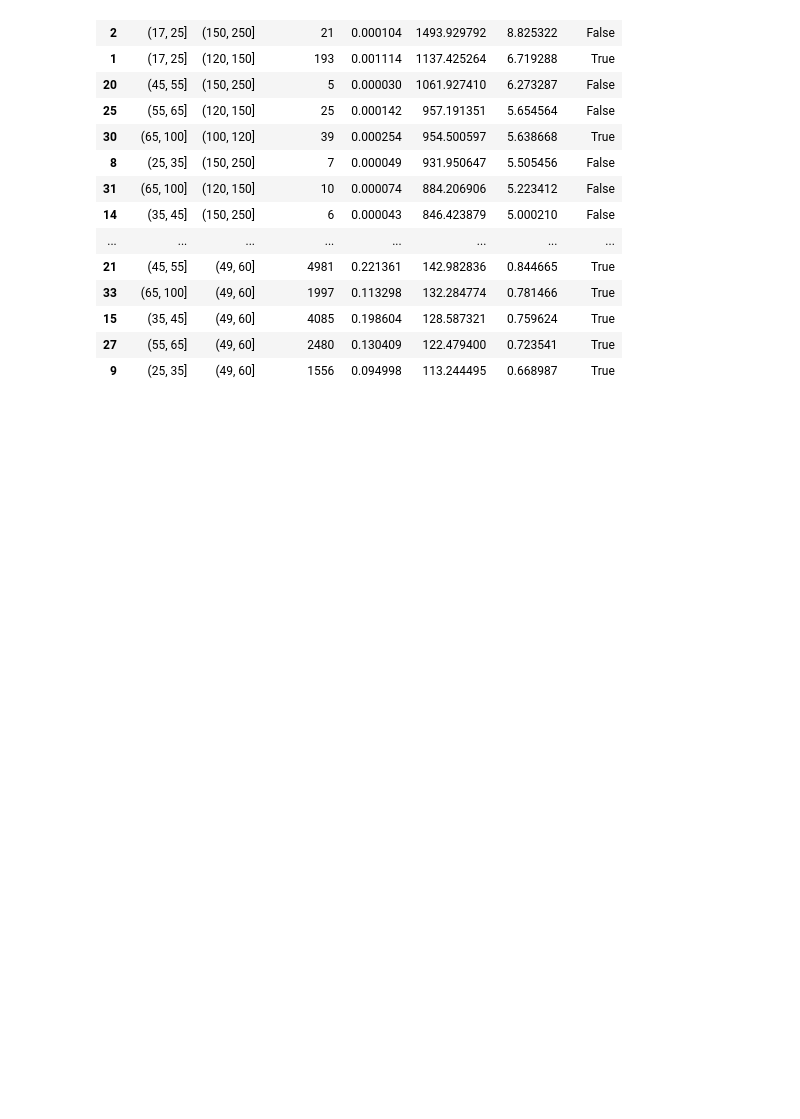
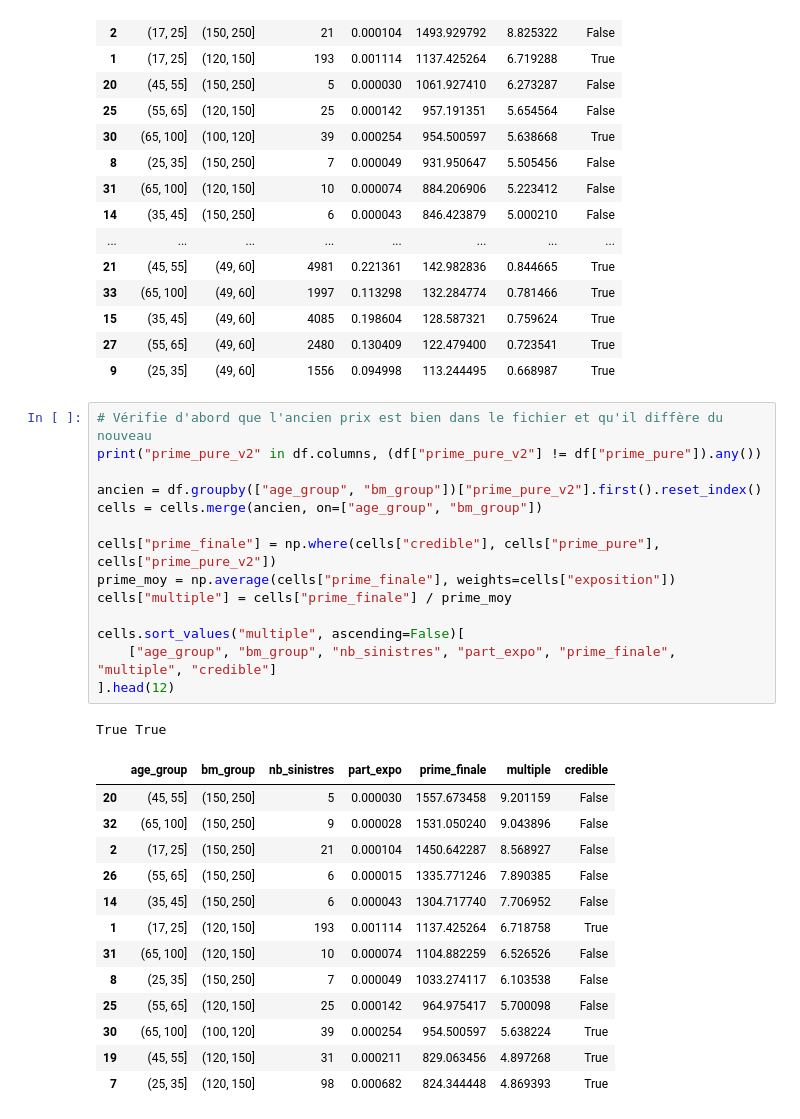
Before and after one commit to namngy/actuarial-portfolio-project, a Jupyter notebook: notebooks/03_underwriting_risk.ipynb, the cells around one changed output. Drawn from its saved outputs; the diff is of its cells as text; blank space fills up the shorter version.

Commit message:
Underwriting: prix des cellules peu crédibles, règle accepter/surprime/refuser

```diff
--- a/notebooks/03_underwriting_risk.ipynb
+++ b/notebooks/03_underwriting_risk.ipynb
@@ -243,3 +243,32 @@ cells.sort_values("prime_pure", ascending=False)[
 | 15 | (35, 45] | (49, 60] | 4085 | 0.198604 | 128.587321 | 0.759624 | True |
 | 27 | (55, 65] | (49, 60] | 2480 | 0.130409 | 122.479400 | 0.723541 | True |
 | 9 | (25, 35] | (49, 60] | 1556 | 0.094998 | 113.244495 | 0.668987 | True |
+# %%
+# Vérifie d'abord que l'ancien prix est bien dans le fichier et qu'il diffère du nouveau
+print("prime_pure_v2" in df.columns, (df["prime_pure_v2"] != df["prime_pure"]).any())
+
+ancien = df.groupby(["age_group", "bm_group"])["prime_pure_v2"].first().reset_index()
+cells = cells.merge(ancien, on=["age_group", "bm_group"])
+
+cells["prime_finale"] = np.where(cells["credible"], cells["prime_pure"], cells["prime_pure_v2"])
+prime_moy = np.average(cells["prime_finale"], weights=cells["exposition"])
+cells["multiple"] = cells["prime_finale"] / prime_moy
+
+cells.sort_values("multiple", ascending=False)[
+    ["age_group", "bm_group", "nb_sinistres", "part_expo", "prime_finale", "multiple", "credible"]
+].head(12)
+# %% [output]
+True True
+|  | age_group | bm_group | nb_sinistres | part_expo | prime_finale | multiple | credible |
+| 20 | (45, 55] | (150, 250] | 5 | 0.000030 | 1557.673458 | 9.201159 | False |
+| 32 | (65, 100] | (150, 250] | 9 | 0.000028 | 1531.050240 | 9.043896 | False |
+| 2 | (17, 25] | (150, 250] | 21 | 0.000104 | 1450.642287 | 8.568927 | False |
+| 26 | (55, 65] | (150, 250] | 6 | 0.000015 | 1335.771246 | 7.890385 | False |
+| 14 | (35, 45] | (150, 250] | 6 | 0.000043 | 1304.717740 | 7.706952 | False |
+| 1 | (17, 25] | (120, 150] | 193 | 0.001114 | 1137.425264 | 6.718758 | True |
+| 31 | (65, 100] | (120, 150] | 10 | 0.000074 | 1104.882259 | 6.526526 | False |
+| 8 | (25, 35] | (150, 250] | 7 | 0.000049 | 1033.274117 | 6.103538 | False |
+| 25 | (55, 65] | (120, 150] | 25 | 0.000142 | 964.975417 | 5.700098 | False |
+| 30 | (65, 100] | (100, 120] | 39 | 0.000254 | 954.500597 | 5.638224 | True |
+| 19 | (45, 55] | (120, 150] | 31 | 0.000211 | 829.063456 | 4.897268 | True |
+| 7 | (25, 35] | (120, 150] | 98 | 0.000682 | 824.344448 | 4.869393 | True |
```
Also changed, not shown: parts of 1 cell of this notebook.
